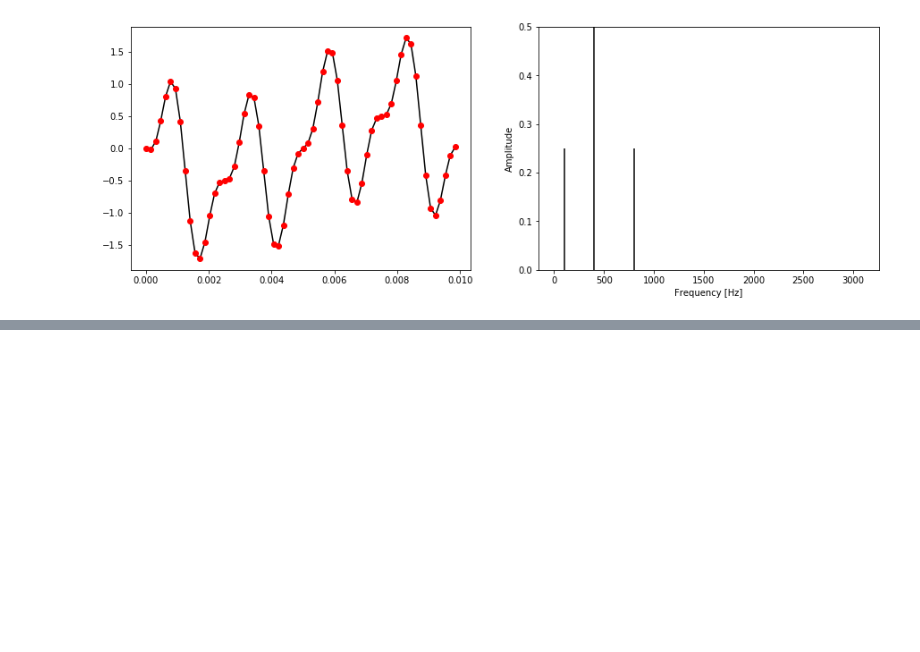
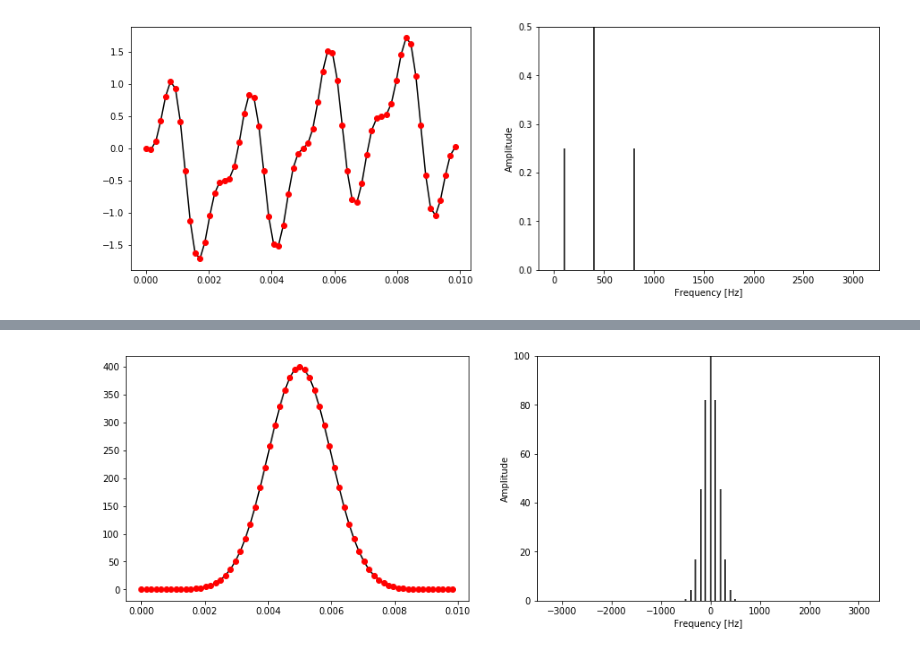
Before and after one commit to AvverbioPronome/10h, a Jupyter notebook: Lesson3-3.ipynb, the cells around one changed output, grey strips where cells are left out. Saved outputs shown, nothing was run; the diff lists cells and outputs as text; code cells hidden in the pictures; blank space fills up the shorter version.

```diff
--- a/Lesson3-3.ipynb
+++ b/Lesson3-3.ipynb
@@ -49,0 +51,8 @@ make_ftt_plot(t)
+# %%
+from scipy.stats import norm
+def fun(t,f):
+    return norm.pdf(t,0.005, .001)
+t=np.linspace(0, dt*(ns*4-1), ns*4)
+make_ftt_plot(t, False)
+# %% [output]
+[figure, added]
```
Also changed, not shown: parts of 3 cells of this notebook.
